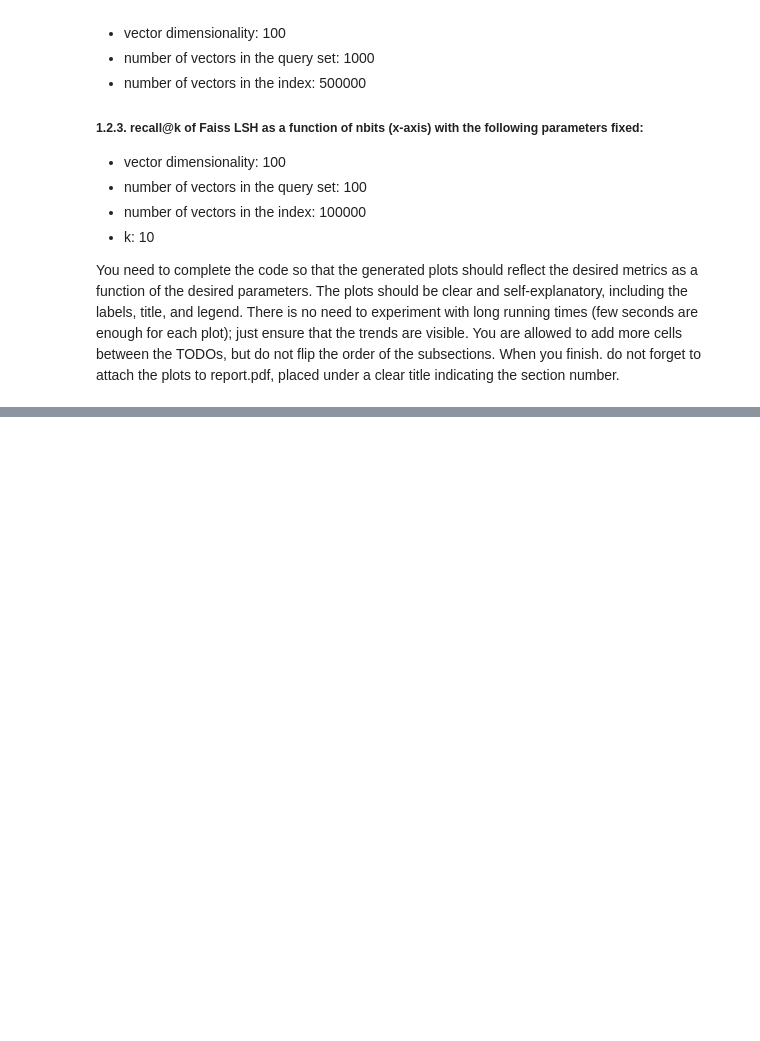
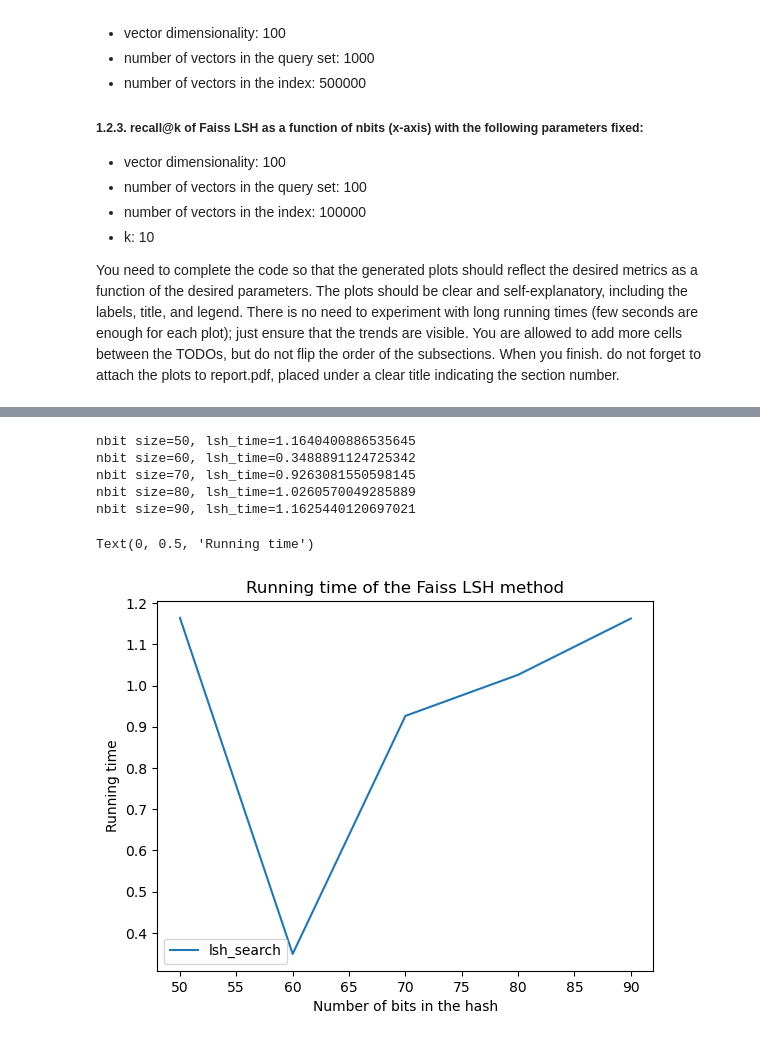
Before and after one commit to DataAnalysisAndVisualization/HW1, a Jupyter notebook: Part 1.ipynb, the cells around one changed output, grey strips where cells are left out. Saved outputs shown, nothing was run; the diff lists cells and outputs as text; code cells hidden in the pictures; blank space fills up the shorter version.

```diff
--- a/Part 1.ipynb
+++ b/Part 1.ipynb
@@ -192,4 +313,32 @@ When you finish. do not forget to attach the plots to report.pdf, placed under a
 # %%
 #TODO: Write your code for 1.2.2 here
+
+lsh_time_array=[]
+nbit_num_array=np.arange(50,100,10)
+query_vectors = generate_vectors(1000, 100, 'uniform')
+index_vectors=generate_vectors(500000, 100, 'uniform')
+
+for nbit in nbit_num_array:
+    start_time= time()
+    lsh_indexes = build_faiss_lsh_index(index_vectors, 100, int(nbit))
+    faiss_vecs = faiss_search(query_vectors, lsh_indexes, k=10)
+    lsh_time = time()-start_time
+    print(f'nbit size={nbit}, lsh_time={lsh_time}')
+    lsh_time_array.append(lsh_time)
+
+#make plots for every method
+plt.plot(nbit_num_array,lsh_time_array, label='lsh_search')
+plt.title("Running time of the Faiss LSH method")
+plt.legend()
+plt.xlabel('Number of bits in the hash')
+plt.ylabel('Running time')
+# %% [output]
+nbit size=50, lsh_time=1.1640400886535645
+nbit size=60, lsh_time=0.3488891124725342
+nbit size=70, lsh_time=0.9263081550598145
+nbit size=80, lsh_time=1.0260570049285889
+nbit size=90, lsh_time=1.1625440120697021
+Text(0, 0.5, 'Running time')
+[figure, added]
 # %%
 #TODO: Write your code for 1.2.3 here
```
Also changed, not shown: parts of 5 cells of this notebook.
